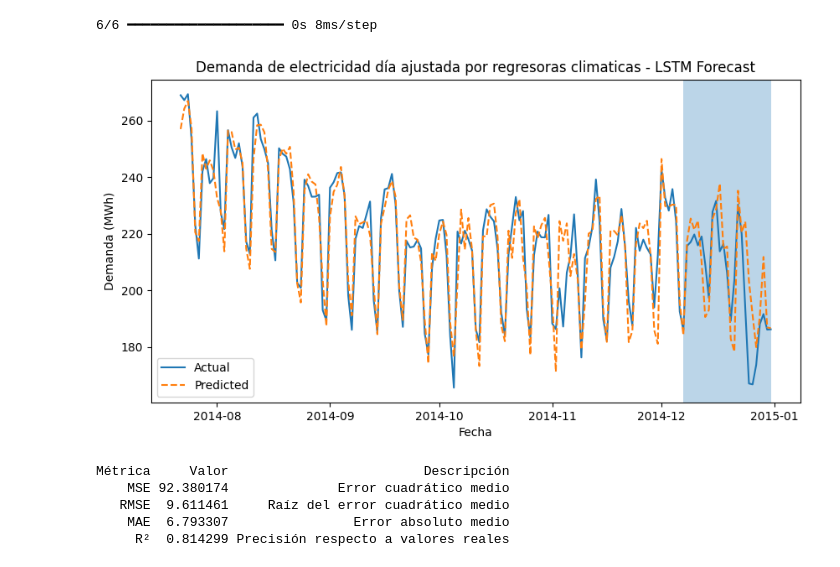
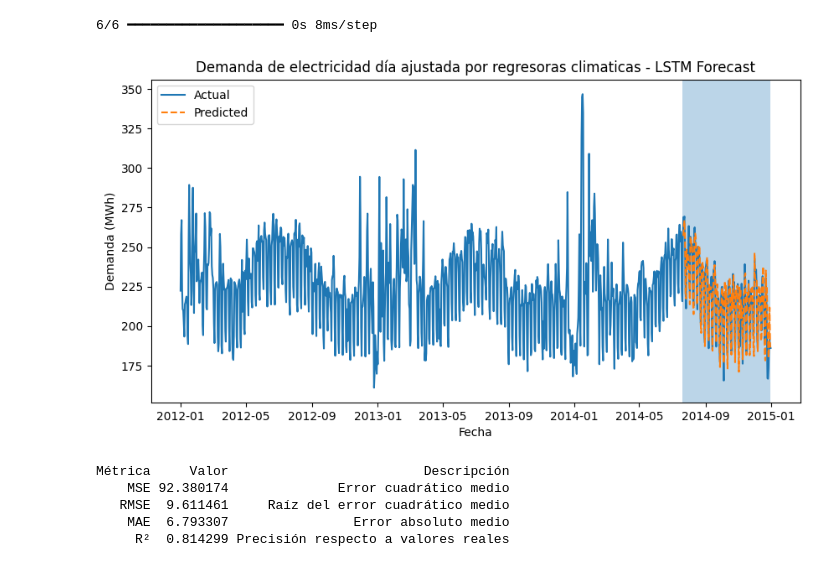
Before and after one commit to fersalme/series-tiempo-econometria, a Jupyter notebook: 03-ejercicios-LSTM-Prophet-Python.ipynb, the cells around one changed output. Cells and saved outputs as stored; diff of their text form; code cells hidden in the pictures.

```diff
--- a/03-ejercicios-LSTM-Prophet-Python.ipynb
+++ b/03-ejercicios-LSTM-Prophet-Python.ipynb
@@ -538,22 +538,23 @@ y_test_inv = scaler.inverse_transform(
 6/6 ━━━━━━━━━━━━━━━━━━━━ 0s 8ms/step
 # %%
 # Representación gráfica de los valores reales frente a los valores previstos.
-time = df.index[-len(y_test):]
+time = df.index
+predict_time = time[-len(y_test):]
 
 plt.figure(figsize=(10, 5))
-plt.plot(time, y_test_inv, label="Actual")
-plt.plot(time, pred_inv, linestyle="--", label="Predicted")
+plt.plot(time, df.Demand, label="Actual")
+plt.plot(predict_time, pred_inv, linestyle="--", label="Predicted")
 
 highlight = int(len(time) * 0.85)
 plt.axvspan(time[highlight], time[-1], alpha=0.3)
 
 plt.title("Demanda de electricidad día ajustada por regresoras climaticas - LSTM Forecast")
 plt.xlabel("Fecha")
 plt.ylabel("Demanda (MWh)")
 plt.legend()
 plt.show()
 # %% [output]
-[figure, old version]
+[figure, new version]
 # %%
 # Evaluar el rendimiento del modelo
 # Evaluamos el rendimiento del modelo:
```
